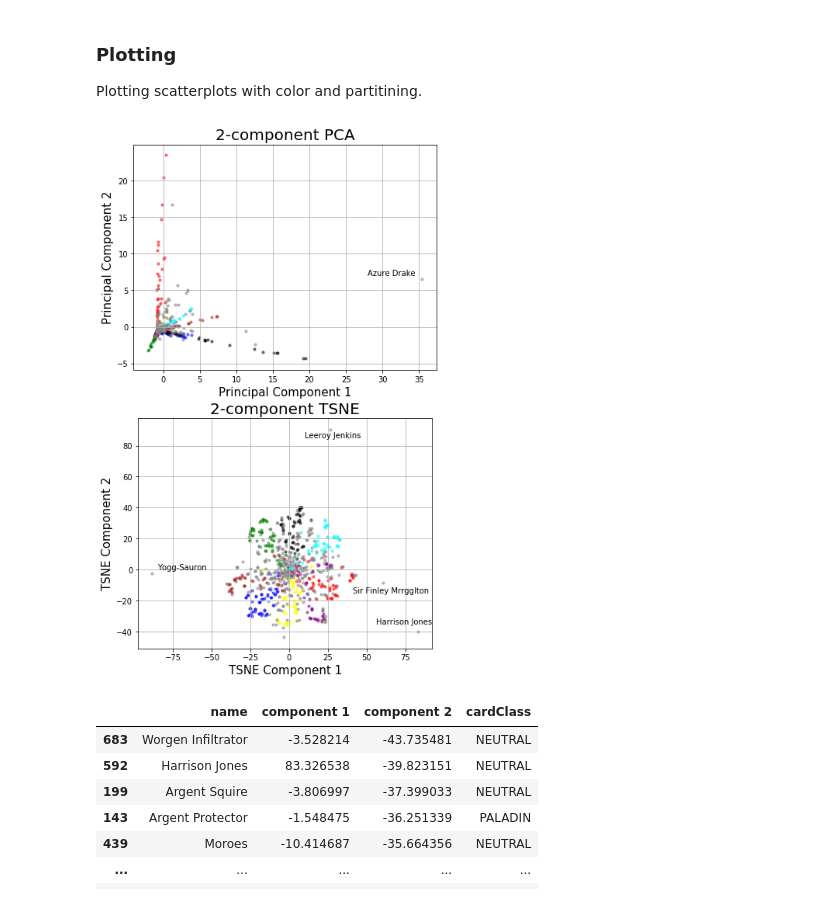
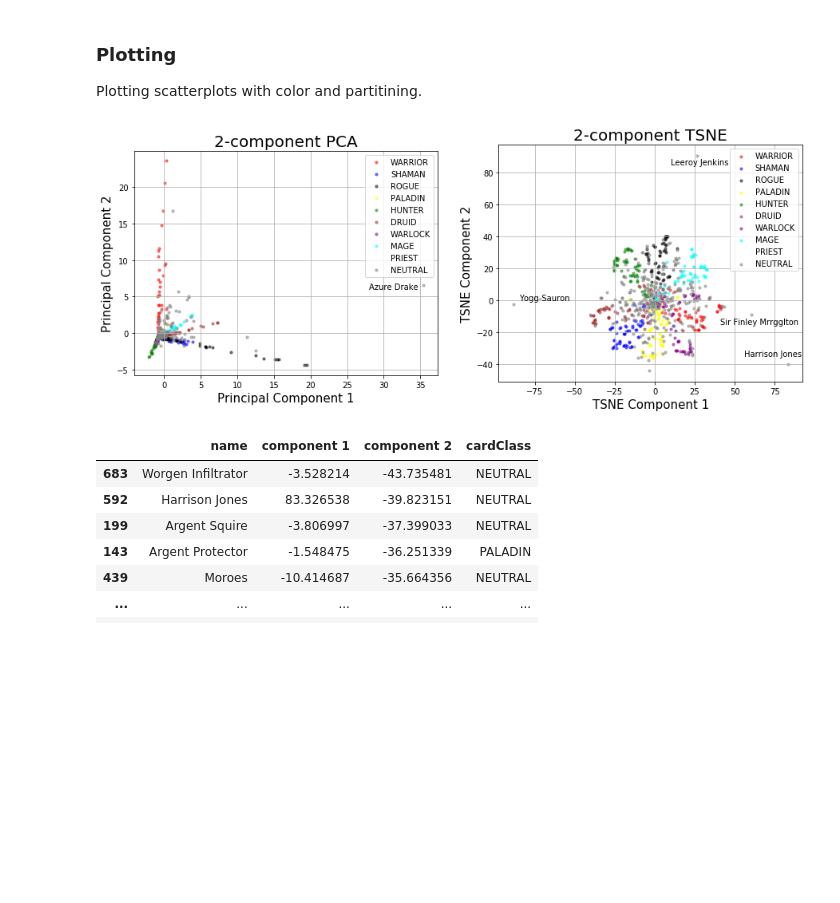
Before and after one commit to winnawat/hearthstone-card-package, a Jupyter notebook: hs-package-viz.ipynb, the cells around one changed output. Drawn from its saved outputs; the diff is of its cells as text; code cells hidden in the pictures; blank space fills up the shorter version.

Commit message:
add legend

```diff
--- a/hs-package-viz.ipynb
+++ b/hs-package-viz.ipynb
@@ -176,46 +176,50 @@ colors = ["red",
 
 # plotting
 
-fig = plt.figure(figsize=(7, 12))
+fig = plt.figure(figsize=(15, 12))
 
-ax1 = plt.subplot(2, 1, 1)
+ax1 = plt.subplot(1, 2, 1)
 ax1.set_xlabel('Principal Component 1', fontsize=15)
 ax1.set_ylabel('Principal Component 2', fontsize=15)
 ax1.set_title('2-component PCA', fontsize=20)
 ax1.grid()
 
-ax2 = plt.subplot(2, 1, 2)
+ax2 = plt.subplot(1, 2, 2)
 ax2.set_xlabel('TSNE Component 1', fontsize=15)
 ax2.set_ylabel('TSNE Component 2', fontsize=15)
 ax2.set_title('2-component TSNE', fontsize=20)
 ax2.grid()
 
 for hsclass, color in zip(classes,colors):
     indices_toplot_pca = cards_features_array_pca_df['cardClass'] == hsclass
     indices_toplot_tsne = cards_features_array_tsne_df['cardClass'] == hsclass
     ax1.scatter(cards_features_array_pca_df.loc[indices_toplot_pca, 'component 1'],
                 cards_features_array_pca_df.loc[indices_toplot_pca, 'component 2'],
                 c = color,
                 s = 10,
-                alpha=0.5)
+                alpha = 0.5,
+                label = hsclass)
     ax2.scatter(cards_features_array_tsne_df.loc[indices_toplot_tsne, 'component 1'],
                 cards_features_array_tsne_df.loc[indices_toplot_tsne, 'component 2'],
                 c = color,
                 s = 10,
-                alpha=0.5)
+                alpha = 0.5,
+                label = hsclass)
 
 ax1.set(aspect='equal')
+ax1.legend(loc='upper right')
 ax2.set(aspect='equal')
-ax1.annotate('Azure Drake', xy=(28,7))
-ax2.annotate('Yogg-Sauron', xy=(-85,0))
-ax2.annotate('Harrison Jones', xy=(56,-35))
-ax2.annotate('Sir Finley Mrrgglton', xy=(41,-15))
-ax2.annotate('Leeroy Jenkins', xy=(10,85))
+ax2.legend(loc='upper right')
+ax1.annotate('Azure Drake', xy=(28, 6))
+ax2.annotate('Yogg-Sauron', xy=(-85, 0))
+ax2.annotate('Harrison Jones', xy=(56, -35))
+ax2.annotate('Sir Finley Mrrgglton', xy=(41, -15))
+ax2.annotate('Leeroy Jenkins', xy=(10, 85))
 
 
 plt.savefig("cluster-partition.jpg");
 # %% [output]
-[figure, old version]
+[figure, new version]
 # %%
 cards_features_array_tsne_df.sort_values(by='component 2', ascending=True)
 # %% [output]
```
Also changed, not shown: parts of 1 cell of this notebook, 2 other files.
